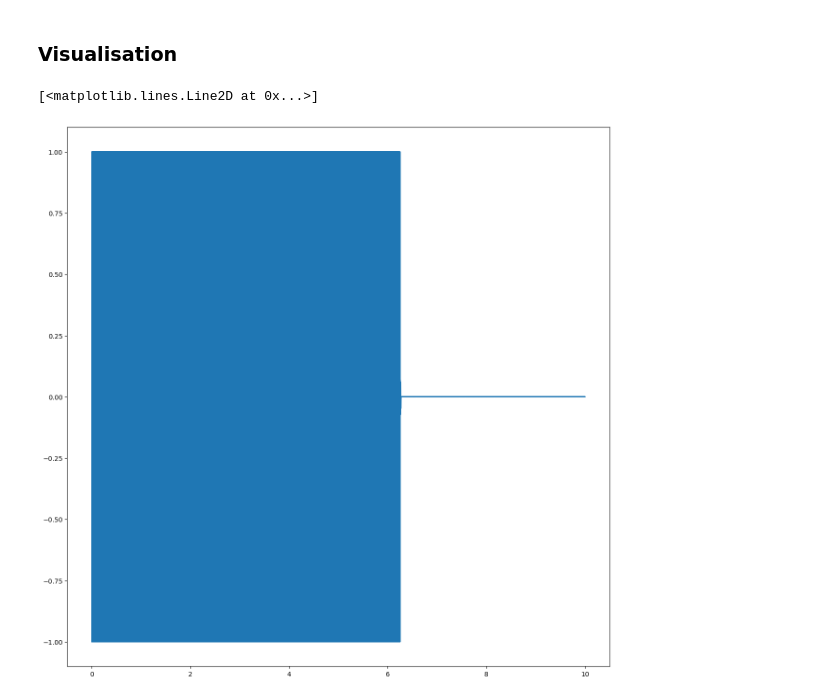
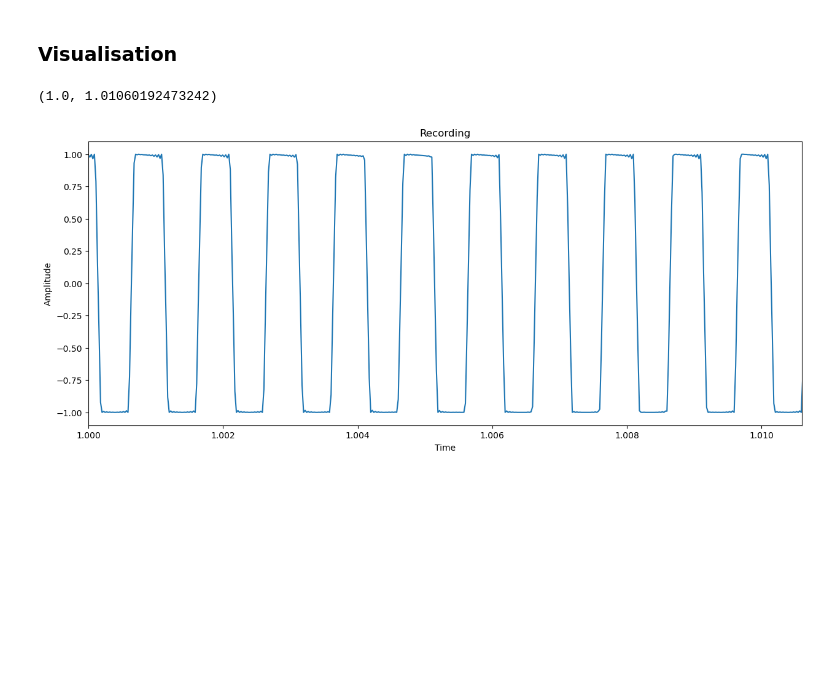
Before and after one commit to NergYR/SAE_Transmission, a Jupyter notebook: reception.ipynb, the cells around one changed output. Drawn from its saved outputs; the diff is of its cells as text; code cells hidden in the pictures; blank space fills up the shorter version.

```diff
--- a/reception.ipynb
+++ b/reception.ipynb
@@ -12,12 +12,16 @@ sd.wait()
 # %% [markdown]
 ### Visualisation
 # %%
-fig, ax = plt.subplots(1, 1, figsize=(15, 15))
+fig, ax = plt.subplots(1, 1, figsize=(15, 6))
 t = np.linspace(0, time, int(f * time), endpoint=False)
 ax.plot(t,recording)
+ax.set_title('Recording')
+ax.set_xlabel("Time")
+ax.set_ylabel("Amplitude")
+ax.set_xlim(1,1.01060192473242)
 # %% [output]
-[<matplotlib.lines.Line2D at 0x...>]
+(1.0, 1.01060192473242)
-[figure, old version]
+[figure, new version]
 # %%
 x=0
 for i in range(len(recording)-1):
```
Also changed, not shown: parts of 1 cell of this notebook, 1 other file.
